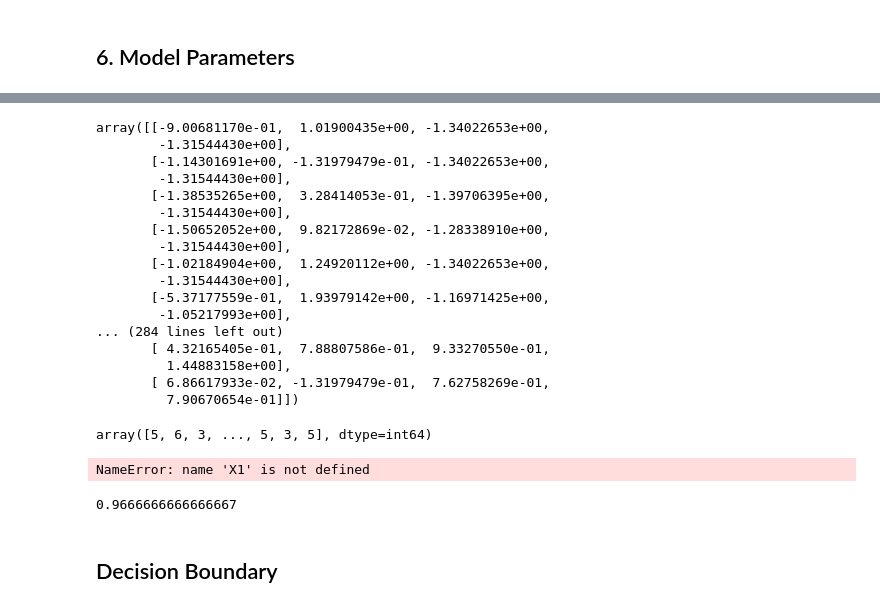
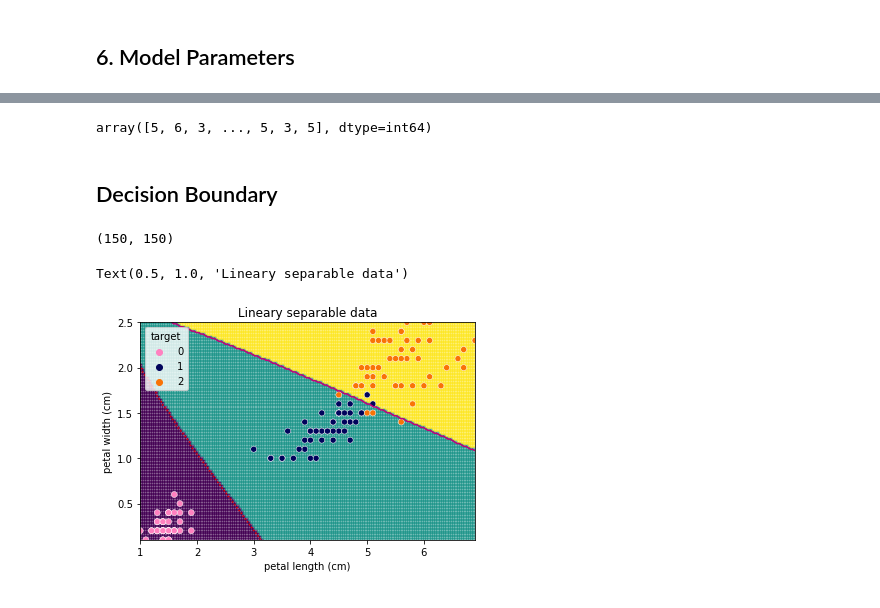
Before and after one commit to ramizouari/MachineLearning, a Jupyter notebook: Neural Network.ipynb, the cells around one changed output, grey strips where cells are left out. Saved outputs shown, nothing was run; the diff lists cells and outputs as text; code cells hidden in the pictures.

```diff
--- a/Neural Network.ipynb
+++ b/Neural Network.ipynb
@@ -373,23 +530,3 @@ array([-0.20690297, -1.65695386, -0.37243794,  1.29348019, -2.09318297,
-# %%
-X
-# %% [output]
-array([[-9.00681170e-01,  1.01900435e+00, -1.34022653e+00,
-        -1.31544430e+00],
-       [-1.14301691e+00, -1.31979479e-01, -1.34022653e+00,
-        -1.31544430e+00],
-       [-1.38535265e+00,  3.28414053e-01, -1.39706395e+00,
-        -1.31544430e+00],
-       [-1.50652052e+00,  9.82172869e-02, -1.28338910e+00,
-        -1.31544430e+00],
-       [-1.02184904e+00,  1.24920112e+00, -1.34022653e+00,
-        -1.31544430e+00],
-       [-5.37177559e-01,  1.93979142e+00, -1.16971425e+00,
-        -1.05217993e+00],
-... (284 lines left out)
-       [ 4.32165405e-01,  7.88807586e-01,  9.33270550e-01,
-         1.44883158e+00],
-       [ 6.86617933e-02, -1.31979479e-01,  7.62758269e-01,
-         7.90670654e-01]])
 # %%
 y
 # %% [output]
@@ -406,11 +536,28 @@ X1=pipe.fit_transform(X)
-# %%
-X1
-# %% [output]
-NameError: name 'X1' is not defined
-# %%
-from sklearn.svm import (SVC,LinearSVC)
-SVC(kernel="rbf",gamma=.2).fit(X_train,Y_train).score(X_test,Y_test)
-# %% [output]
-0.9666666666666667
 # %% [markdown]
 ## Decision Boundary
+# %%
+import matplotlib.pyplot as plt
+from sklearn.svm import LinearSVC
+designer = NeuralNetworkDesigner(2,3)
+designer.add_layer(6,SiLUActivation())
+designer.close_network()
+model=OptimizedNeuralNetwork(designer)
+R=U.to_numpy()[:,2:4]
+R=R.astype(np.float64)
+model.fit(R,Y)
+fig,ax=plt.subplots()
+x=np.linspace(np.min(R[:,0]),np.max(R[:,0]),150)
+y=np.linspace(np.min(R[:,1]),np.max(R[:,1]),150)
+R_mesh=np.array(np.meshgrid(x,y)).transpose(1,2,0)
+Y_mesh=model.predict(R_mesh.reshape((-1,2))).reshape((R_mesh.shape[0],R_mesh.shape[1]))
+print(Y_mesh.shape)
+
+c = ax.pcolormesh(R_mesh[:,:,0], R_mesh[:,:,1], np.tanh(.225*Y_mesh),alpha=.65)
+c = ax.contour(R_mesh[:,:,0], R_mesh[:,:,1], Y_mesh, levels=[0,1,2],
+               colors=["xkcd:red","xkcd:magenta","xkcd:blue"],linestyles=["dotted","solid","dotted"])
+sns.scatterplot(x=U[U.columns[2]], y=U[U.columns[3]], hue=Y,ax=ax,palette=["xkcd:pink","xkcd:dark blue","xkcd:orange"]);
+ax.set_title("Lineary separable data")
+# %% [output]
+(150, 150)
+Text(0.5, 1.0, 'Lineary separable data')
+[figure, added]
```
Also changed, not shown: parts of 14 cells of this notebook, 7 other files.
